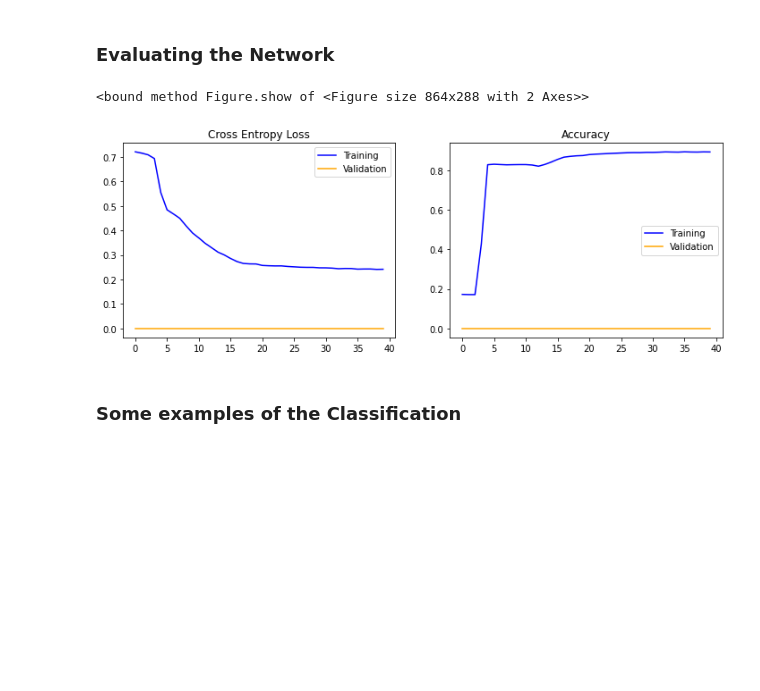
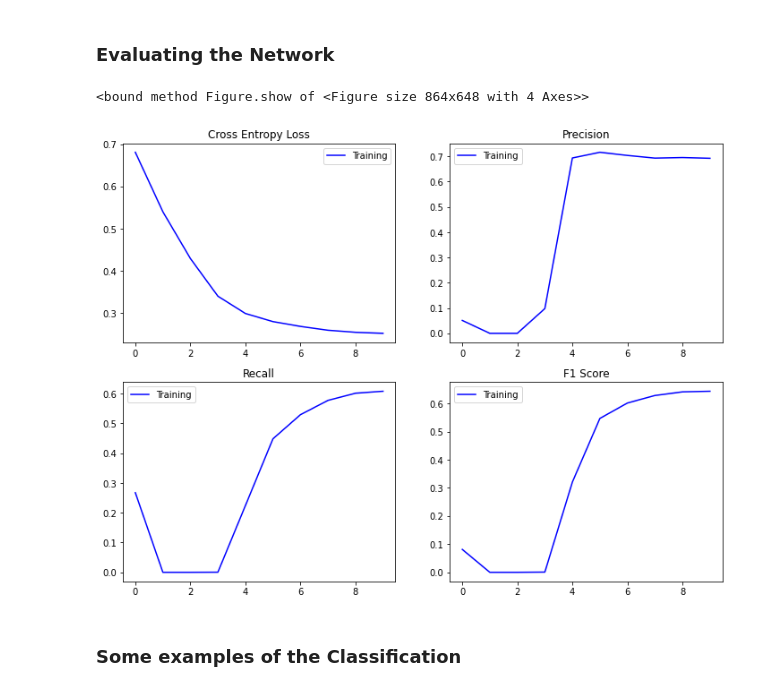
Before and after one commit to AntonRydahl/02506, a Jupyter notebook: project/project.ipynb, the cells around one changed output. Drawn from its saved outputs; the diff is of its cells as text; code cells hidden in the pictures; blank space fills up the shorter version.

```diff
--- a/project/project.ipynb
+++ b/project/project.ipynb
@@ -101,7 +104,7 @@ torch.Size([10, 1, 128, 128])
 ### Defining Loss and Optimizer
 # %%
 #%% parameters
-lr = 0.00006
+lr = 0.0001
 
 if torch.cuda.is_available():
     device = torch.device("cuda:0")
@@ -110,11 +113,12 @@ else:
     device = torch.device('cpu')
     print('Using cpu')
 
+# number of channels for the network
+c = 16
+model = UNet(c)
 
-model = UNet()
-
-loss_function = torch.nn.BCELoss()
-optimizer = torch.optim.Adam(model.parameters(), lr=lr)
+loss_function = torch.nn.BCELoss() # dice.DiceLoss()
+optimizer = torch.optim.Adam(model.parameters(), lr=lr,weight_decay=0.0001)
 
 
 #%%
@@ -187,22 +231,33 @@ Finished epoch 40 of 40. The loss is 0.2415962554514408 and the accuracy is 0.89
 # %% [markdown]
 ### Evaluating the Network
 # %%
-val_loss = 0*np.array(train_loss)
-val_acc = 0*np.array(train_acc)
 
-fig, (ax1,ax2) = plt.subplots(1,2,figsize=(12,4))
-ax1.plot(range(0,epochs),train_loss,c = 'blue',label='Training')
-ax1.plot(range(0,epochs),val_loss,c = 'orange',label='Validation')
+axlen = len(train_loss)
+fig, ((ax1,ax2),(ax3,ax4)) = plt.subplots(2,2,figsize=(12,9))
+ax1.plot(range(0,axlen),train_loss,c = 'blue',label='Training')
+#ax1.plot(range(0,epochs),val_loss,c = 'orange',label='Validation')
 ax1.legend()
 ax1.set_title("Cross Entropy Loss")
-ax2.plot(range(0,epochs),train_acc,c = 'blue',label='Training')
-ax2.plot(range(0,epochs),val_acc,c = 'orange',label='Validation')
+
+ax2.plot(range(0,axlen),train_prec,c = 'blue',label='Training')
+#ax2.plot(range(0,epochs),val_acc,c = 'orange',label='Validation')
 ax2.legend()
-ax2.set_title("Accuracy")
+ax2.set_title("Precision")
+
+ax3.plot(range(0,axlen),train_rec,c = 'blue',label='Training')
+#ax3.plot(range(0,epochs),val_acc,c = 'orange',label='Validation')
+ax3.legend()
+ax3.set_title("Recall")
+
+ax4.plot(range(0,axlen),train_f1,c = 'blue',label='Training')
+#ax4.plot(range(0,epochs),val_acc,c = 'orange',label='Validation')
+ax4.legend()
+ax4.set_title("F1 Score")
+
 fig.show
 # %% [output]
-<bound method Figure.show of <Figure size 864x288 with 2 Axes>>
+<bound method Figure.show of <Figure size 864x648 with 4 Axes>>
-[figure, old version]
+[figure, new version]
 # %% [markdown]
 ### Some examples of the Classification
 # %%
```
Also changed, not shown: parts of 5 cells of this notebook, 1 other file.
